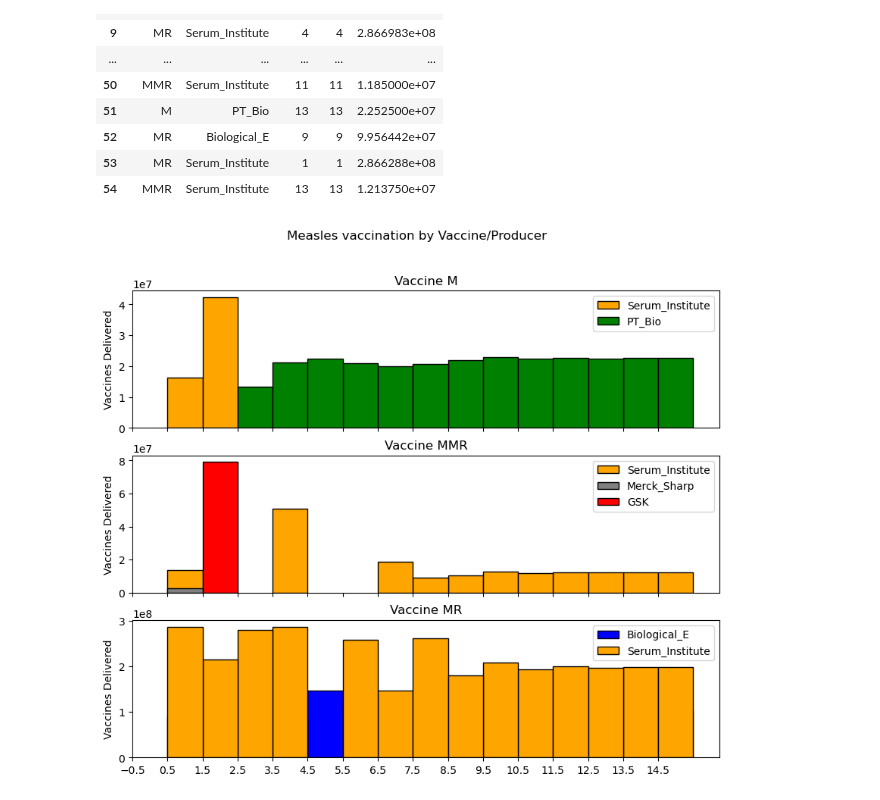
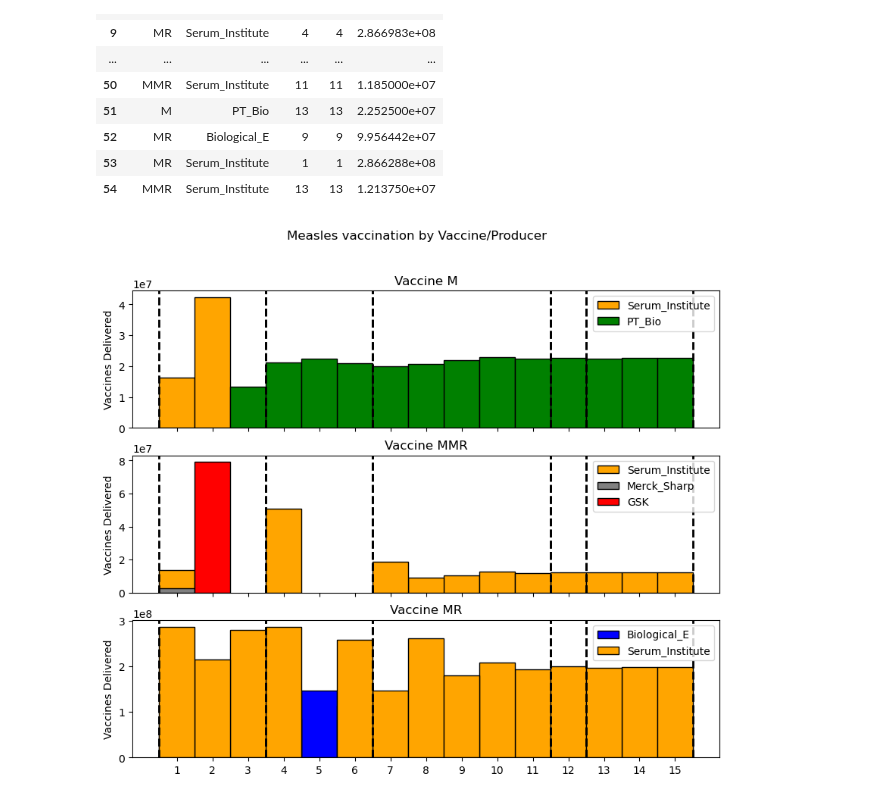
Before and after one commit to nuhorchak/Vaccine_Tender, a Jupyter notebook: horizon excursion/15 years - starting unvax children/Schedule_and_vax_visuals.ipynb, the cells around one changed output. Drawn from its saved outputs; the diff is of its cells as text; code cells hidden in the pictures.

Commit message:
working new model and visuals

```diff
--- a/horizon excursion/15 years - starting unvax children/Schedule_and_vax_visuals.ipynb
+++ b/horizon excursion/15 years - starting unvax children/Schedule_and_vax_visuals.ipynb
@@ -91,8 +91,8 @@ for item in result['F']:
 # Create a DataFrame
 F_values_df = pd.DataFrame(data_list)
 F_values_df = F_values_df[F_values_df.Tender == 'Measles']
-
+F_values_df.Start = F_values_df.Start -1
 # Display the DataFrame
-F_values_df.head()
+F_values_df
 # %% [output]
 |  | Tender | Start | Finish | Value |
@@ -158,32 +141,44 @@ import pandas as pd
 import matplotlib.pyplot as plt
 import numpy as np
 
+# Using DataFrame.insert() to add a column
+F_values_df.insert(2, "Color", ['green', 'blue', 'orange', 'red', 'purple'], True)
 
 # Create subplots for each vaccine
 fig, axs = plt.subplots(nrows=len(X_data['Vaccine'].unique()), figsize=(10, 8), sharex=True)
 
 # Define unique colors for each producer
 producer_colors = {'Biological_E': 'blue', 'Serum_Institute': 'orange', 'PT_Bio': 'green', 'GSK': 'red', 'Merck_Sharp':'grey'}
 
 # Plot stacked bars for each vaccine
 for i, (vaccine, group) in enumerate(X_data.groupby('Vaccine')):
     producers = group['Producer'].unique()
 
     for producer in producers:
         producer_data = group[group['Producer'] == producer]
         axs[i].bar(producer_data['Start'], producer_data['Value'], label=producer, bottom=np.zeros(len(producer_data)), width=1.0, edgecolor='black', linewidth=1, color=producer_colors.get(producer, 'gray'))
 
     axs[i].set_title(f'Vaccine {vaccine}')
     axs[i].set_ylabel('Vaccines Delivered')
     axs[i].legend()
 
+        # Plot lines from the second DataFrame using axvline
+    for _, row in F_values_df.iterrows():
+         # Add vertical lines at start and finish points
+        axs[i].axvline(x=row['Start']+0.5, color='black',
+                      linestyle='--', linewidth=2)
+        axs[i].axvline(x=row['Finish']+0.5, color='black',
+                      linestyle='--', linewidth=2)
+
+
 # Set x-axis ticks for each year
 for ax in axs.flat:
-    ax.set_xticks(np.arange(min(df['Start']) - 0.5, max(df['End']) + 1, 1))
+    ax.set_xticks(np.arange(min(X_data['Start']), max(X_data['End']) + 1, 1))
     # ax.set_xlabel('Time (Start)')
 
 
 plt.suptitle('Measles vaccination by Vaccine/Producer')
+plt.savefig('det_tenders_and_vaccines.png', bbox_inches='tight', pad_inches=0.1)
 plt.show()
 # %% [output]
-[figure, old version]
+[figure, new version]
```
Also changed, not shown: parts of 2 cells of this notebook, 16 other files.
